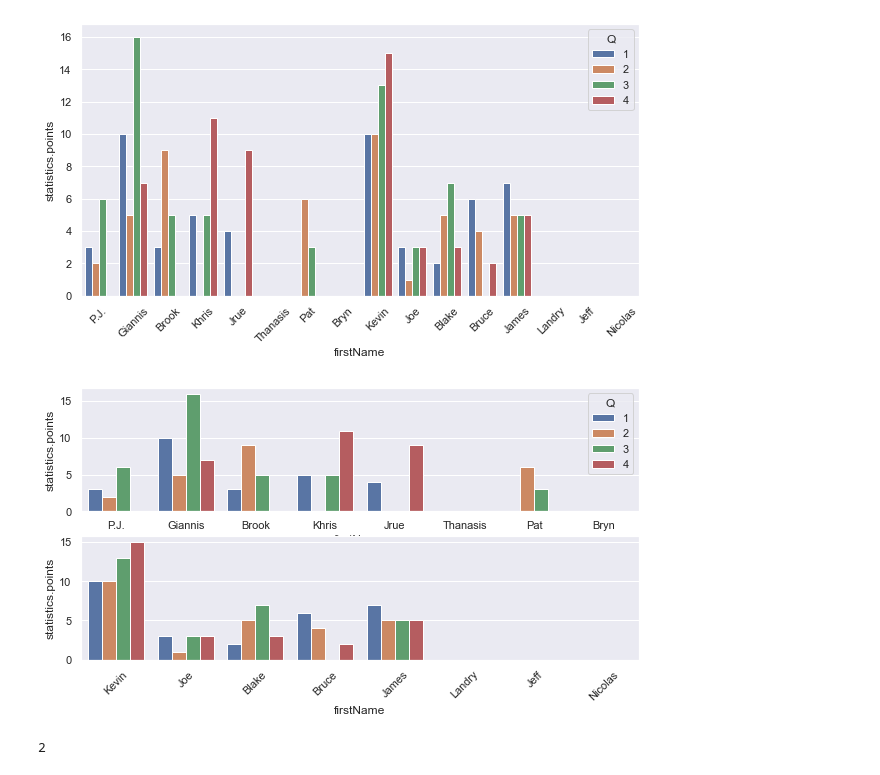
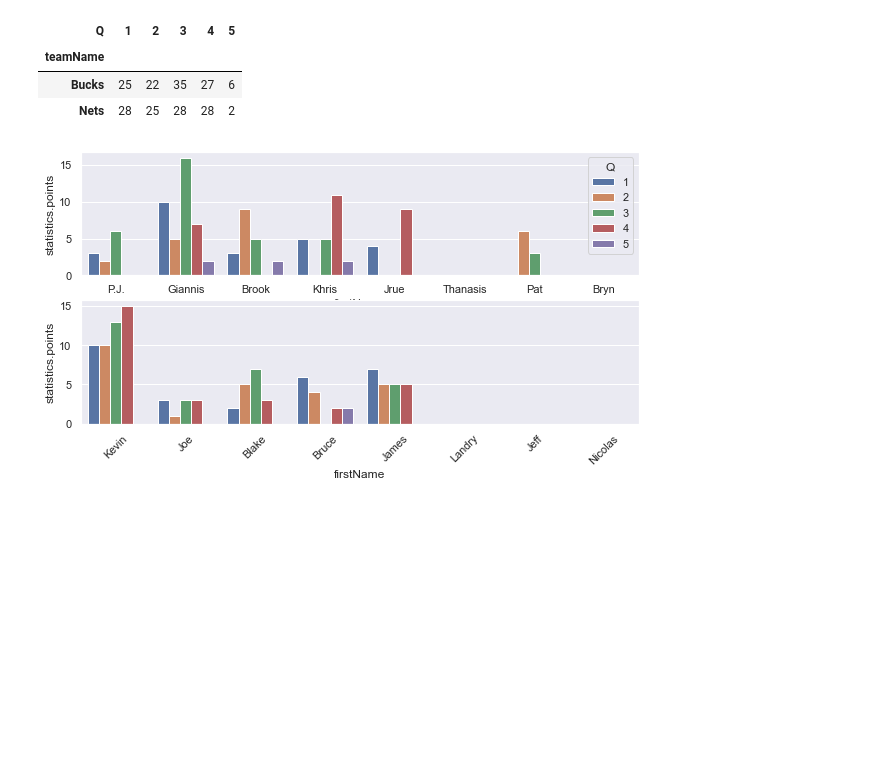
Before and after one commit to NERDBASK/NERDBASK, a Jupyter notebook: notebooks/analise1_BucksXNets_jogo7_Leste_SemiFinal.ipynb, the cells around one changed output. Cells and saved outputs as stored; diff of their text form; code cells hidden in the pictures; blank space fills up the shorter version.

```diff
--- a/notebooks/analise1_BucksXNets_jogo7_Leste_SemiFinal.ipynb
+++ b/notebooks/analise1_BucksXNets_jogo7_Leste_SemiFinal.ipynb
@@ -196,0 +9,3 @@ sns.set()
+# %%
+df_jogo = pd.read_csv('../dados/0042000217_Nets_Bucks/0042000217_players_statistics.csv')
+df_jogo.head()
@@ -197,22 +35,26 @@ sns.set()
+# %%
+agrupamento = df_jogo.groupby(['teamName', 'Q'])
+pontos_um = agrupamento['statistics.freeThrowsMade'].sum()
+pontos_dois = (agrupamento['statistics.fieldGoalsMade'].sum() - agrupamento['statistics.threePointersMade'].sum()) * 2
+pontos_tres = agrupamento['statistics.threePointersMade'].sum() * 3
+pontos = pontos_um + pontos_dois + pontos_tres
+pontos.reset_index().pivot_table(index='teamName', values=0, columns='Q')
+# %% [output]
+| Q | 1 | 2 | 3 | 4 | 5 |
+| teamName |  |  |  |  |  |
+| Bucks | 25 | 22 | 35 | 27 | 6 |
+| Nets | 28 | 25 | 28 | 28 | 2 |
 # %%
-fig, ax = plt.subplots(figsize=(10, 5))
-sns.barplot(data=df_players_Q14, y='statistics.points', x='firstName', hue='Q', ax=ax)
+fig, axs = plt.subplots(2, 1, figsize=(10, 5))
+
+sns.barplot(data=df_jogo.query('teamName == "Bucks"'), y='statistics.points', x='firstName', hue='Q', ax=axs[0])
 plt.xticks(rotation=45)
-plt.legend(title='Q', loc=1)
+
+
+sns.barplot(data=df_jogo.query('teamName == "Nets"'), y='statistics.points', x='firstName', hue='Q', ax=axs[1])
+plt.xticks(rotation=45)
+plt.legend('').set_visible(False)
+
 plt.show()
 # %% [output]
-[figure, old version]
+[figure, new version]
-# %%
-fig, axs = plt.subplots(2, 1, figsize=(10, 5))
-
-sns.barplot(data=df_players_Q14.query('teamName == "Bucks"'), y='statistics.points', x='firstName', hue='Q', ax=axs[0])
-plt.xticks(rotation=45)
-
-
-sns.barplot(data=df_players_Q14.query('teamName == "Nets"'), y='statistics.points', x='firstName', hue='Q', ax=axs[1])
-plt.xticks(rotation=45)
-plt.legend('').set_visible(False)
-
-plt.show()
-# %% [output]
-[figure, removed]
@@ -221,4 +60,0 @@ import pandas as pd
-# %%
-pd.read_csv('../dados/0042000217_Nets_Bucks/0042000217_players_statistics.csv').query('teamName == "Nets" and Q == 1')['statistics.threePointersMade'].sum()
-# %% [output]
-2
```
Also changed, not shown: parts of 34 cells of this notebook, 4 other files.
